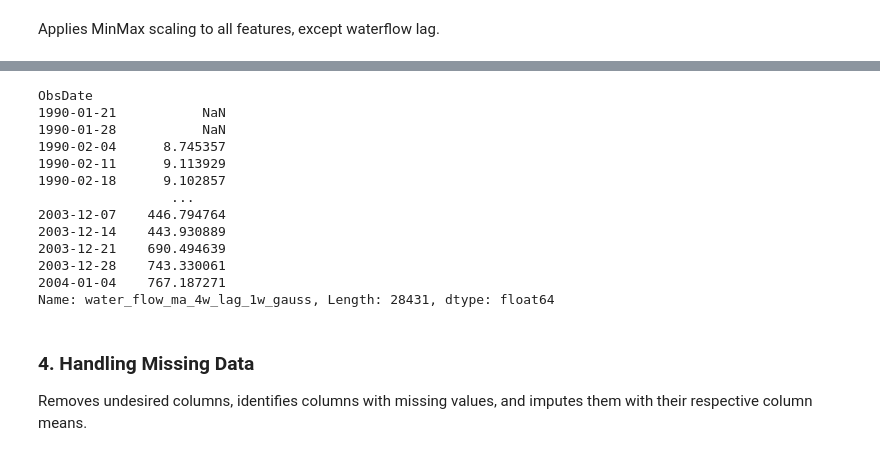
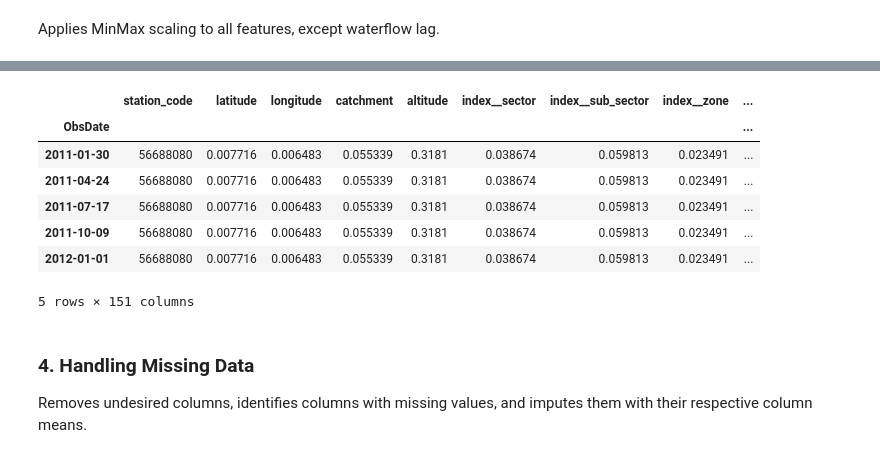
Before and after one commit to lucas066001/WaterScarcity.Hackathon, a Jupyter notebook: src/notebooks/00 Preprocessing/02.3 - Merged Feature Engineering.ipynb, the cells around one changed output, grey strips where cells are left out. Cells and saved outputs as stored; diff of their text form; code cells hidden in the pictures.

```diff
--- a/src/notebooks/00 Preprocessing/02.3 - Merged Feature Engineering.ipynb
+++ b/src/notebooks/00 Preprocessing/02.3 - Merged Feature Engineering.ipynb
@@ -253,19 +248,14 @@ ObsDate
-# %%
-dataset_baseline["train"]["water_flow_ma_4w_lag_1w_gauss"]
-# %% [output]
-ObsDate
-1990-01-21           NaN
-1990-01-28           NaN
-1990-02-04      8.745357
-1990-02-11      9.113929
-1990-02-18      9.102857
-                 ...
-2003-12-07    446.794764
-2003-12-14    443.930889
-2003-12-21    690.494639
-2003-12-28    743.330061
-2004-01-04    767.187271
-Name: water_flow_ma_4w_lag_1w_gauss, Length: 28431, dtype: float64
+# %%
+dataset_baseline["eval_challenge"].head()
+# %% [output]
+|  | station_code | latitude | longitude | catchment | altitude | index__sector | index__sub_sector | index__zone | ... |
+| ObsDate |  |  |  |  |  |  |  |  | ... |
+| 2011-01-30 | 56688080 | 0.007716 | 0.006483 | 0.055339 | 0.3181 | 0.038674 | 0.059813 | 0.023491 | ... |
+| 2011-04-24 | 56688080 | 0.007716 | 0.006483 | 0.055339 | 0.3181 | 0.038674 | 0.059813 | 0.023491 | ... |
+| 2011-07-17 | 56688080 | 0.007716 | 0.006483 | 0.055339 | 0.3181 | 0.038674 | 0.059813 | 0.023491 | ... |
+| 2011-10-09 | 56688080 | 0.007716 | 0.006483 | 0.055339 | 0.3181 | 0.038674 | 0.059813 | 0.023491 | ... |
+| 2012-01-01 | 56688080 | 0.007716 | 0.006483 | 0.055339 | 0.3181 | 0.038674 | 0.059813 | 0.023491 | ... |
+5 rows × 151 columns
 # %% [markdown]
 ### 4. Handling Missing Data
 
```
Also changed, not shown: parts of 15 cells of this notebook.
